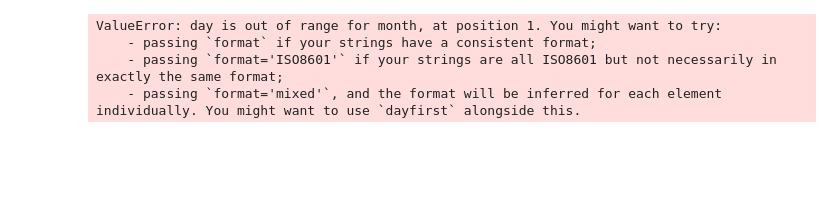
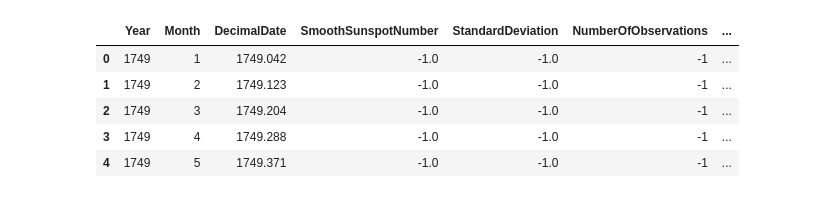
Before and after one commit to surtecha/Solar-Data-Analysis, a Jupyter notebook: SSN-Analysis.ipynb, the cells around one changed output. Saved outputs shown, nothing was run; the diff lists cells and outputs as text; code cells hidden in the pictures; blank space fills up the shorter version.

```diff
--- a/SSN-Analysis.ipynb
+++ b/SSN-Analysis.ipynb
@@ -6,23 +8,20 @@ from datetime import datetime
-# %%
-ssn = pd.read_csv('SN_ms_tot_V2.0.csv', sep=';', header=None,
-                 names=[
-                    'Year',
-                    'Month',
-                    'DecimalDate',
-                    'SmoothSunspotNumber',
-                    'StandardDeviation',
-                    'NumberOfObservations',
-                    'DefinitiveMarker'
-                    ])
-
-# Convert Year and Month to strings and ensure Month is zero-padded
-ssn['Year'] = ssn['Year'].astype(str)
-ssn['Month'] = ssn['Month'].astype(str).str.zfill(2)
-
-# Create a datetime column - adding a day (15th of each month as approximation)
-ssn['Date'] = pd.to_datetime(ssn['Year'] + '-' + ssn['Month'] + '-31')
-# %% [output]
-ValueError: day is out of range for month, at position 1. You might want to try:
-    - passing `format` if your strings have a consistent format;
-    - passing `format='ISO8601'` if your strings are all ISO8601 but not necessarily in exactly the same format;
-    - passing `format='mixed'`, and the format will be inferred for each element individually. You might want to use `dayfirst` alongside this.
+# %%
+ssn = pd.read_csv('SN_ms_tot_V2.0.csv', sep=';', header=None,
+                 names=[
+                    'Year',
+                    'Month',
+                    'DecimalDate',
+                    'SmoothSunspotNumber',
+                    'StandardDeviation',
+                    'NumberOfObservations',
+                    'DefinitiveMarker'
+                    ])
+
+ssn.head()
+# %% [output]
+|  | Year | Month | DecimalDate | SmoothSunspotNumber | StandardDeviation | NumberOfObservations | ... |
+| 0 | 1749 | 1 | 1749.042 | -1.0 | -1.0 | -1 | ... |
+| 1 | 1749 | 2 | 1749.123 | -1.0 | -1.0 | -1 | ... |
+| 2 | 1749 | 3 | 1749.204 | -1.0 | -1.0 | -1 | ... |
+| 3 | 1749 | 4 | 1749.288 | -1.0 | -1.0 | -1 | ... |
+| 4 | 1749 | 5 | 1749.371 | -1.0 | -1.0 | -1 | ... |
```
Also changed, not shown: parts of 8 cells of this notebook, 3 other files.
